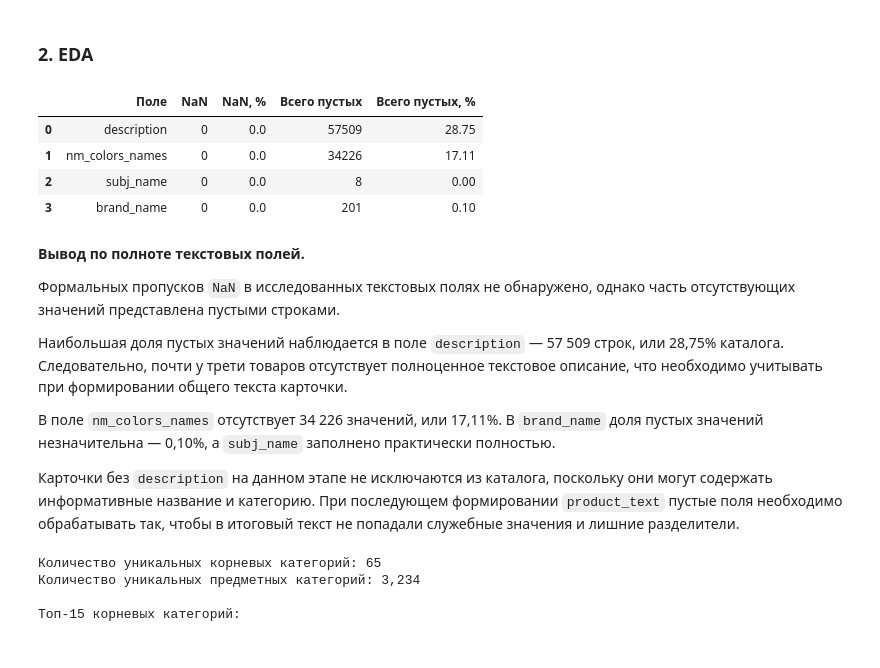
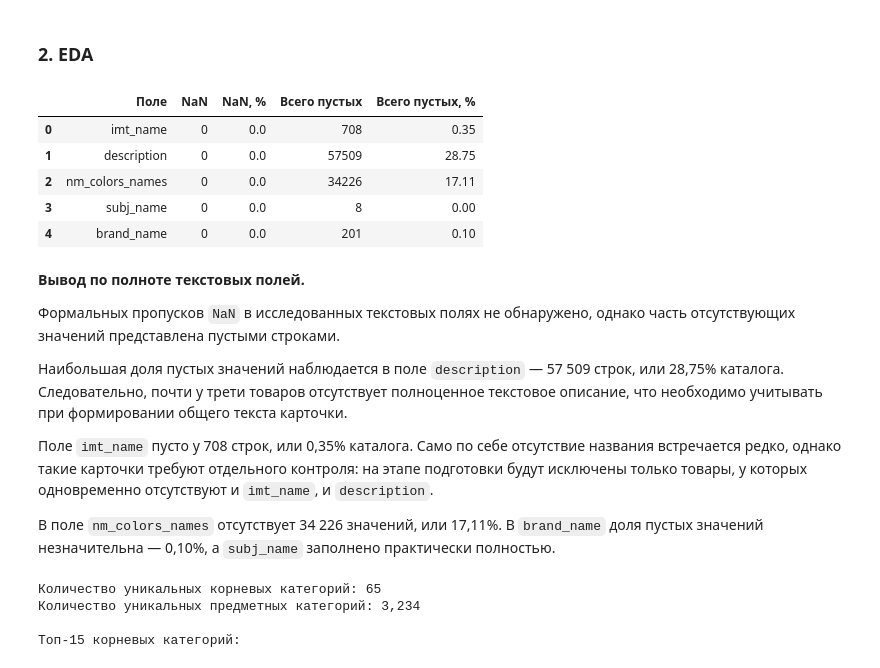
Before and after one commit to skorpirogs/ProjectMonth, a Jupyter notebook: semantic_search_project.ipynb, the cells around one changed output. Saved outputs shown, nothing was run; the diff lists cells and outputs as text; code cells hidden in the pictures.

```diff
--- a/semantic_search_project.ipynb
+++ b/semantic_search_project.ipynb
@@ -282,43 +363,45 @@ Train-разметка содержит 700 уникальных запросо
 # Проверка пропусков в текстовых полях
 
 text_columns = [
+    "imt_name",
     "description",
     "nm_colors_names",
     "subj_name",
     "brand_name",
 ]
 
 missing_summary = []
 
 for column in text_columns:
     missing_nan = df_raw[column].isna().sum()
 
     missing_empty = (
         df_raw[column]
         .fillna("")
         .astype(str)
         .str.strip()
         .eq("")
         .sum()
     )
 
     missing_summary.append({
         "Поле": column,
         "NaN": missing_nan,
         "NaN, %": missing_nan / len(df_raw) * 100,
         "Всего пустых": missing_empty,
         "Всего пустых, %": missing_empty / len(df_raw) * 100,
     })
 
 missing_summary = pd.DataFrame(missing_summary)
 
 missing_summary.round(2)
 # %% [output]
 |  | Поле | NaN | NaN, % | Всего пустых | Всего пустых, % |
-| 0 | description | 0 | 0.0 | 57509 | 28.75 |
-| 1 | nm_colors_names | 0 | 0.0 | 34226 | 17.11 |
-| 2 | subj_name | 0 | 0.0 | 8 | 0.00 |
-| 3 | brand_name | 0 | 0.0 | 201 | 0.10 |
+| 0 | imt_name | 0 | 0.0 | 708 | 0.35 |
+| 1 | description | 0 | 0.0 | 57509 | 28.75 |
+| 2 | nm_colors_names | 0 | 0.0 | 34226 | 17.11 |
+| 3 | subj_name | 0 | 0.0 | 8 | 0.00 |
+| 4 | brand_name | 0 | 0.0 | 201 | 0.10 |
 # %% [markdown]
 **Вывод по полноте текстовых полей.**
 
@@ -326,9 +409,9 @@ missing_summary.round(2)
 
 Наибольшая доля пустых значений наблюдается в поле `description` — 57 509 строк, или 28,75% каталога. Следовательно, почти у трети товаров отсутствует полноценное текстовое описание, что необходимо учитывать при формировании общего текста карточки.
 
+Поле `imt_name` пусто у 708 строк, или 0,35% каталога. Само по себе отсутствие названия встречается редко, однако такие карточки требуют отдельного контроля: на этапе подготовки будут исключены только товары, у которых одновременно отсутствуют и `imt_name`, и `description`.
+
 В поле `nm_colors_names` отсутствует 34 226 значений, или 17,11%. В `brand_name` доля пустых значений незначительна — 0,10%, а `subj_name` заполнено практически полностью.
-
-Карточки без `description` на данном этапе не исключаются из каталога, поскольку они могут содержать информативные название и категорию. При последующем формировании `product_text` пустые поля необходимо обрабатывать так, чтобы в итоговый текст не попадали служебные значения и лишние разделители.
 # %%
 # Распределение товаров по категориям
 
```
Also changed, not shown: parts of 81 cells of this notebook, 4 other files.
